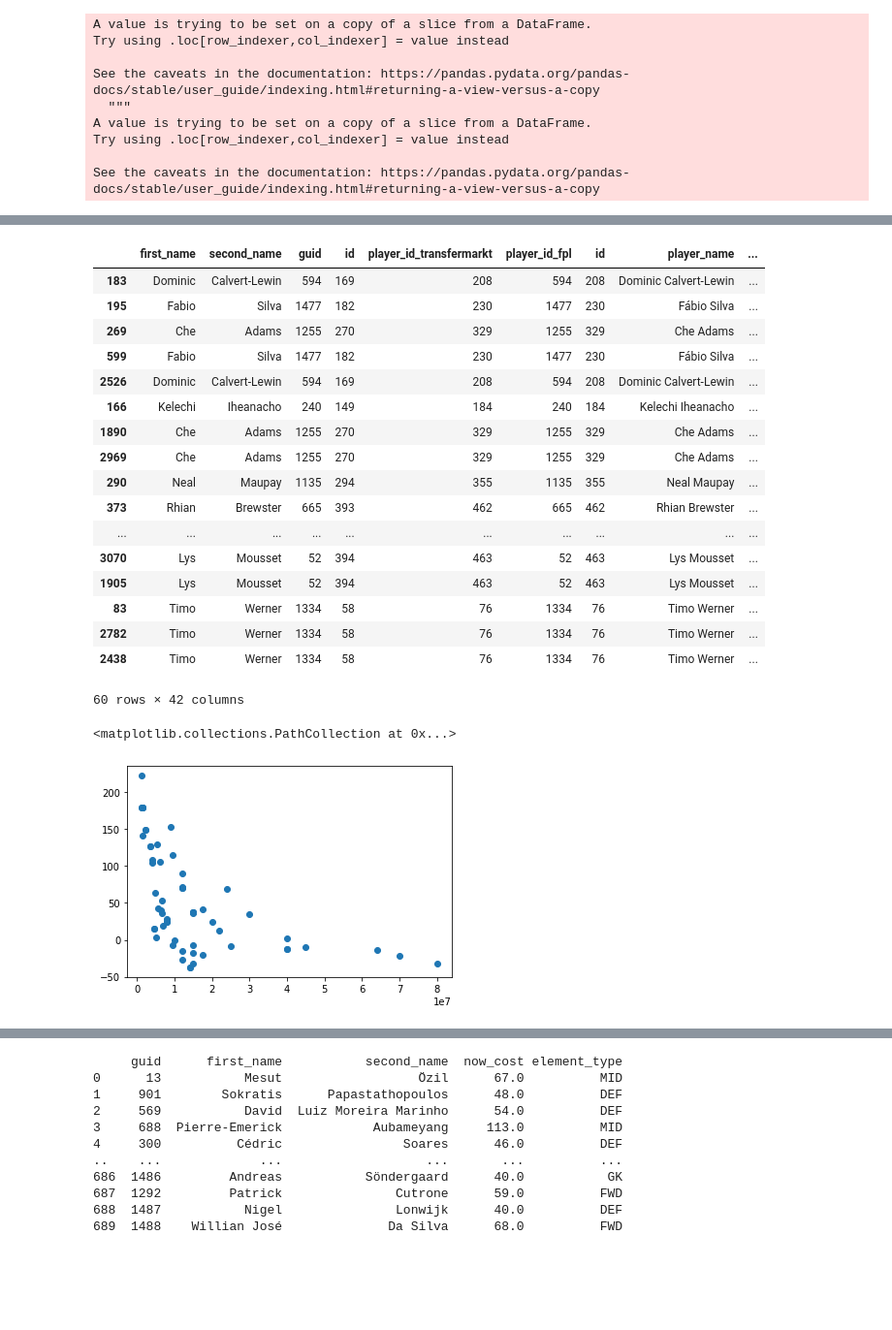
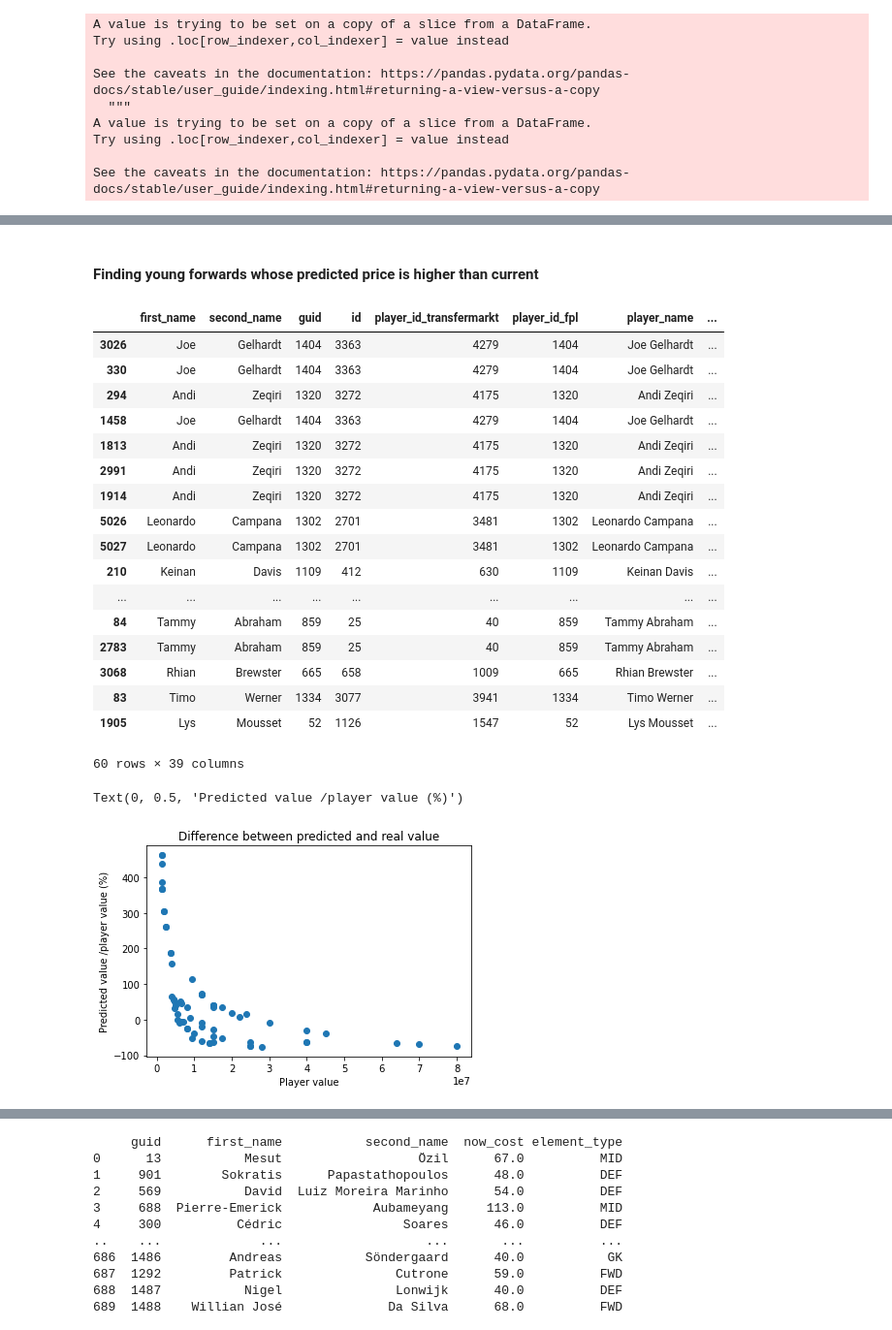
Before and after one commit to Shomrey/football-progres-analysis, a Jupyter notebook: football-analysis-using-database.ipynb, the cells around one changed output, grey strips where cells are left out. Shown: that part at 97% size. Saved outputs shown, nothing was run; the diff lists cells and outputs as text; code cells hidden in the pictures; blank space fills up the shorter version.

```diff
--- a/football-analysis-using-database.ipynb
+++ b/football-analysis-using-database.ipynb
@@ -144,0 +157,3 @@ See the caveats in the documentation: https://pandas.pydata.org/pandas-docs/stab
+# %%
+players_with_values = players_with_values.loc[:,~players_with_values.columns.duplicated()]
+players_with_values
@@ -277,8 +311,9 @@ def fit_linear_regression(data, training_parameters, target):
     data_fitted = mlr.fit(data[training_parameters], data[target])
     return data_fitted
 # %%
-forwards_training_parametes = ['current_value', 'bps', 'influence', 'goals_scored', 'ict_index', 'total_points']
+forwards_training_parametes = ['bps', 'influence', 'goals_scored', 'ict_index', 'total_points']
 target = 'player_value'
 forwards_fit = fit_linear_regression(forwards, forwards_training_parametes , target)
 
 predicted_value = forwards_fit.predict(forwards[forwards_training_parametes])
+predicted_value
@@ -285,5 +338,5 @@ predicted_value = forwards_fit.predict(forwards[forwards_training_parametes])
 # %%
-forwards['predicted_value'] = predicted_prices
+forwards['predicted_value'] = predicted_value
 forwards
 # %% [output]
 A value is trying to be set on a copy of a slice from a DataFrame.
@@ -342,3 +411,5 @@ forwards.sort_values('predicted_value_diff', ascending=False)
+# %% [markdown]
+#### Finding young forwards whose predicted price is higher than current
 # %%
 def get_player_for_given_season(players, season, max_age=None, min_age=None, max_value=None, min_value=None):
     season = (players['year'] == season)
@@ -351,29 +422,34 @@ def get_player_for_given_season(players, season, max_age=None, min_age=None, max
     return players[season & min_age & max_age & min_value & max_value]
 # %%
 forwards_2020_young = get_player_for_given_season(forwards, season=2020, max_age=24)
-forwards_2020_young_sorted = forwards_2020_young.sort_values('predicted_value_diff', ascending=False)
+forwards_2020_young_sorted = forwards_2020_young.sort_values('predicted_value_diff_percent', ascending=False)
 forwards_2020_young_sorted
+forwards_2020_young_sorted.drop(index=3899, inplace=True)
+forwards_2020_young_sorted.iloc[0:60, :]
 # %% [output]
-|  | first_name | second_name | guid | id | player_id_transfermarkt | player_id_fpl | id | player_name | ... |
-| 183 | Dominic | Calvert-Lewin | 594 | 169 | 208 | 594 | 208 | Dominic Calvert-Lewin | ... |
-| 195 | Fabio | Silva | 1477 | 182 | 230 | 1477 | 230 | Fábio Silva | ... |
-| 269 | Che | Adams | 1255 | 270 | 329 | 1255 | 329 | Che Adams | ... |
-| 599 | Fabio | Silva | 1477 | 182 | 230 | 1477 | 230 | Fábio Silva | ... |
-| 2526 | Dominic | Calvert-Lewin | 594 | 169 | 208 | 594 | 208 | Dominic Calvert-Lewin | ... |
-| 166 | Kelechi | Iheanacho | 240 | 149 | 184 | 240 | 184 | Kelechi Iheanacho | ... |
-| 1890 | Che | Adams | 1255 | 270 | 329 | 1255 | 329 | Che Adams | ... |
-| 2969 | Che | Adams | 1255 | 270 | 329 | 1255 | 329 | Che Adams | ... |
-| 290 | Neal | Maupay | 1135 | 294 | 355 | 1135 | 355 | Neal Maupay | ... |
-| 373 | Rhian | Brewster | 665 | 393 | 462 | 665 | 462 | Rhian Brewster | ... |
-| ... | ... | ... | ... | ... | ... | ... | ... | ... | ... |
-| 3070 | Lys | Mousset | 52 | 394 | 463 | 52 | 463 | Lys Mousset | ... |
-| 1905 | Lys | Mousset | 52 | 394 | 463 | 52 | 463 | Lys Mousset | ... |
-| 83 | Timo | Werner | 1334 | 58 | 76 | 1334 | 76 | Timo Werner | ... |
-| 2782 | Timo | Werner | 1334 | 58 | 76 | 1334 | 76 | Timo Werner | ... |
-| 2438 | Timo | Werner | 1334 | 58 | 76 | 1334 | 76 | Timo Werner | ... |
+|  | first_name | second_name | guid | id | player_id_transfermarkt | player_id_fpl | player_name | ... |
+| 3026 | Joe | Gelhardt | 1404 | 3363 | 4279 | 1404 | Joe Gelhardt | ... |
+| 330 | Joe | Gelhardt | 1404 | 3363 | 4279 | 1404 | Joe Gelhardt | ... |
+| 294 | Andi | Zeqiri | 1320 | 3272 | 4175 | 1320 | Andi Zeqiri | ... |
+| 1458 | Joe | Gelhardt | 1404 | 3363 | 4279 | 1404 | Joe Gelhardt | ... |
+| 1813 | Andi | Zeqiri | 1320 | 3272 | 4175 | 1320 | Andi Zeqiri | ... |
+| 2991 | Andi | Zeqiri | 1320 | 3272 | 4175 | 1320 | Andi Zeqiri | ... |
+| 1914 | Andi | Zeqiri | 1320 | 3272 | 4175 | 1320 | Andi Zeqiri | ... |
+| 5026 | Leonardo | Campana | 1302 | 2701 | 3481 | 1302 | Leonardo Campana | ... |
+| 5027 | Leonardo | Campana | 1302 | 2701 | 3481 | 1302 | Leonardo Campana | ... |
+| 210 | Keinan | Davis | 1109 | 412 | 630 | 1109 | Keinan Davis | ... |
+| ... | ... | ... | ... | ... | ... | ... | ... | ... |
+| 84 | Tammy | Abraham | 859 | 25 | 40 | 859 | Tammy Abraham | ... |
+| 2783 | Tammy | Abraham | 859 | 25 | 40 | 859 | Tammy Abraham | ... |
+| 3068 | Rhian | Brewster | 665 | 658 | 1009 | 665 | Rhian Brewster | ... |
+| 83 | Timo | Werner | 1334 | 3077 | 3941 | 1334 | Timo Werner | ... |
+| 1905 | Lys | Mousset | 52 | 1126 | 1547 | 52 | Lys Mousset | ... |
-60 rows × 42 columns
+60 rows × 39 columns
 # %%
 plt.scatter(forwards_2020_young_sorted['player_value'], forwards_2020_young_sorted['predicted_value_diff_percent'])
+plt.title('Difference between predicted and real value')
+plt.xlabel('Player value')
+plt.ylabel('Predicted value /player value (%)')
 # %% [output]
-<matplotlib.collections.PathCollection at 0x...>
+Text(0, 0.5, 'Predicted value /player value (%)')
-[figure, old version]
+[figure, new version]
```
Also changed, not shown: parts of 58 cells of this notebook.
